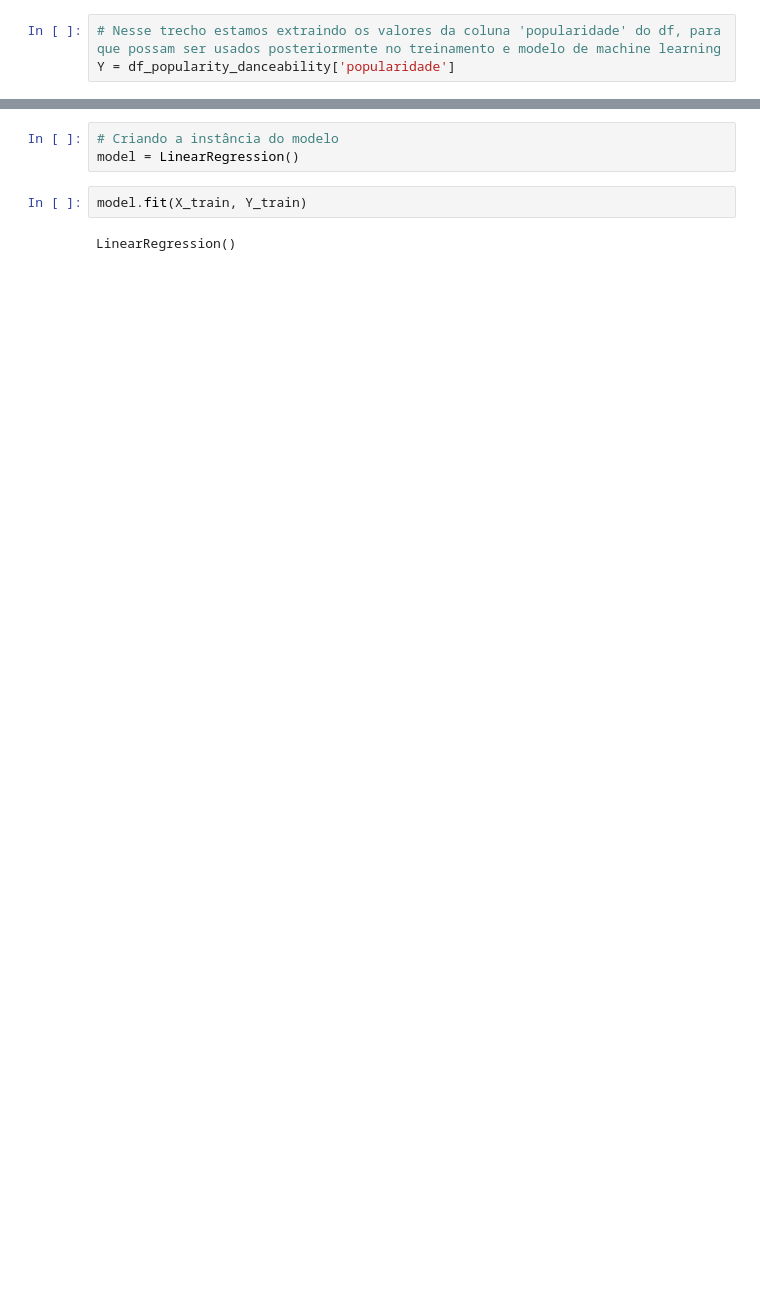
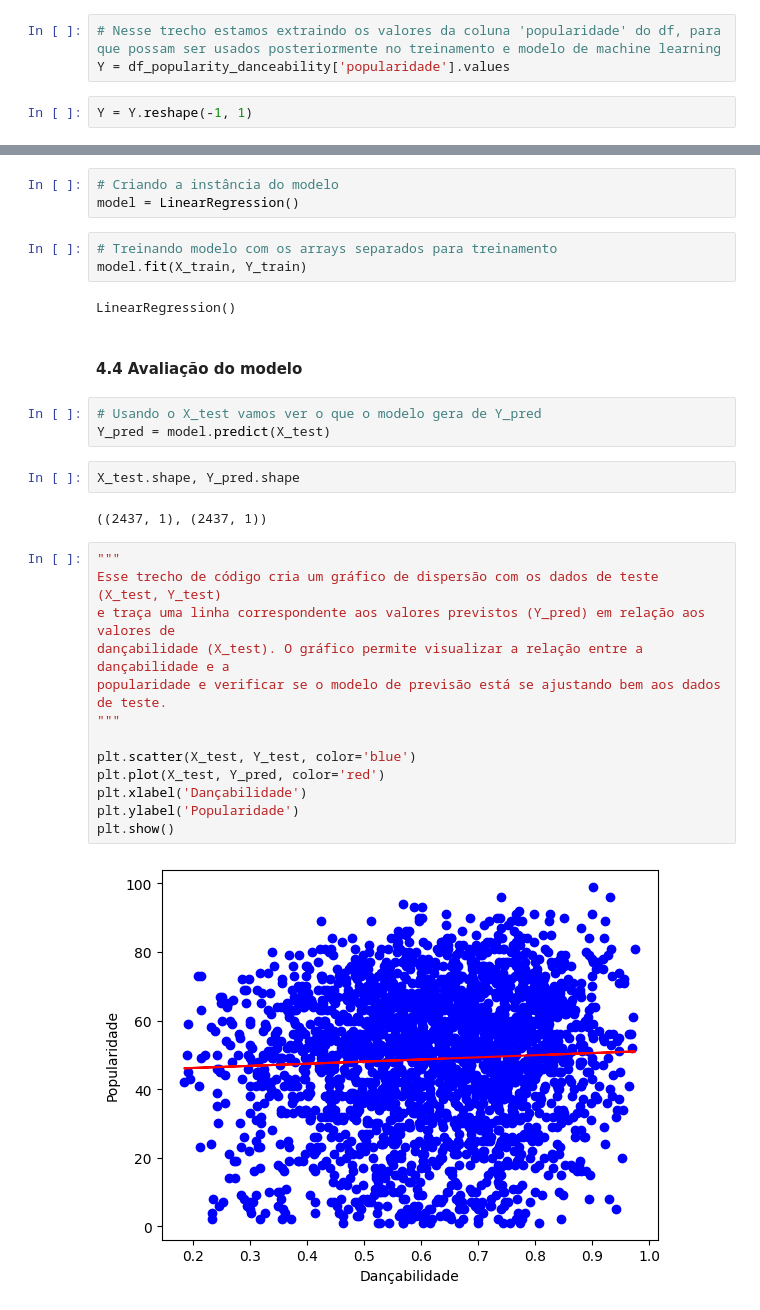
Before and after one commit to pauloh-alc/song-popularity-prediction-regression-problem, a Jupyter notebook: Previsão de popularidade da música - problema de regressão.ipynb, the cells around one changed output, grey strips where cells are left out. Drawn from its saved outputs; the diff is of its cells as text; blank space fills up the shorter version.

Commit message:
Finaliza modelo de regrassão simples e sua avaliação

```diff
--- a/Previsão de popularidade da música - problema de regressão.ipynb
+++ b/Previsão de popularidade da música - problema de regressão.ipynb
@@ -316,7 +322,9 @@ array([[0.496],
        [0.719]])
 # %%
 # Nesse trecho estamos extraindo os valores da coluna 'popularidade' do df, para que possam ser usados posteriormente no treinamento e modelo de machine learning
-Y = df_popularity_danceability['popularidade']
+Y = df_popularity_danceability['popularidade'].values
+# %%
+Y = Y.reshape(-1, 1)
 # %%
 Y
 # %% [output]
@@ -362,7 +365,32 @@ X_train.shape, X_test.shape, Y_train.shape, Y_test.shape
 # %%
 # Criando a instância do modelo
 model = LinearRegression()
-# %%
-model.fit(X_train, Y_train)
-# %% [output]
-LinearRegression()
+# %%
+# Treinando modelo com os arrays separados para treinamento
+model.fit(X_train, Y_train)
+# %% [output]
+LinearRegression()
+# %% [markdown]
+#### 4.4 Avaliação do modelo
+# %%
+# Usando o X_test vamos ver o que o modelo gera de Y_pred
+Y_pred = model.predict(X_test)
+# %%
+X_test.shape, Y_pred.shape
+# %% [output]
+((2437, 1), (2437, 1))
+# %%
+"""
+Esse trecho de código cria um gráfico de dispersão com os dados de teste (X_test, Y_test)
+e traça uma linha correspondente aos valores previstos (Y_pred) em relação aos valores de
+dançabilidade (X_test). O gráfico permite visualizar a relação entre a dançabilidade e a
+popularidade e verificar se o modelo de previsão está se ajustando bem aos dados de teste.
+"""
+
+plt.scatter(X_test, Y_test, color='blue')
+plt.plot(X_test, Y_pred, color='red')
+plt.xlabel('Dançabilidade')
+plt.ylabel('Popularidade')
+plt.show()
+# %% [output]
+[figure, added]
```
Also changed, not shown: parts of 15 cells of this notebook.
